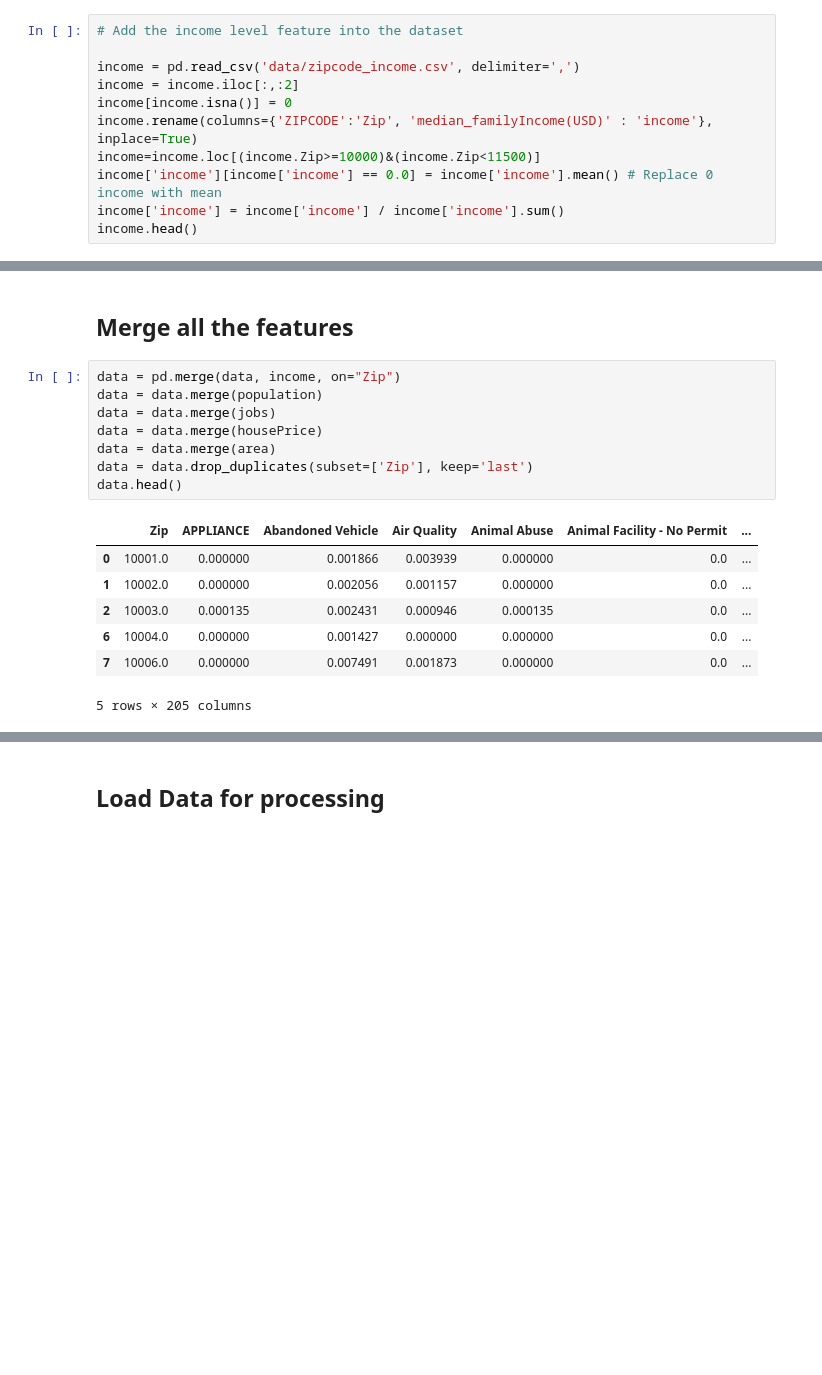
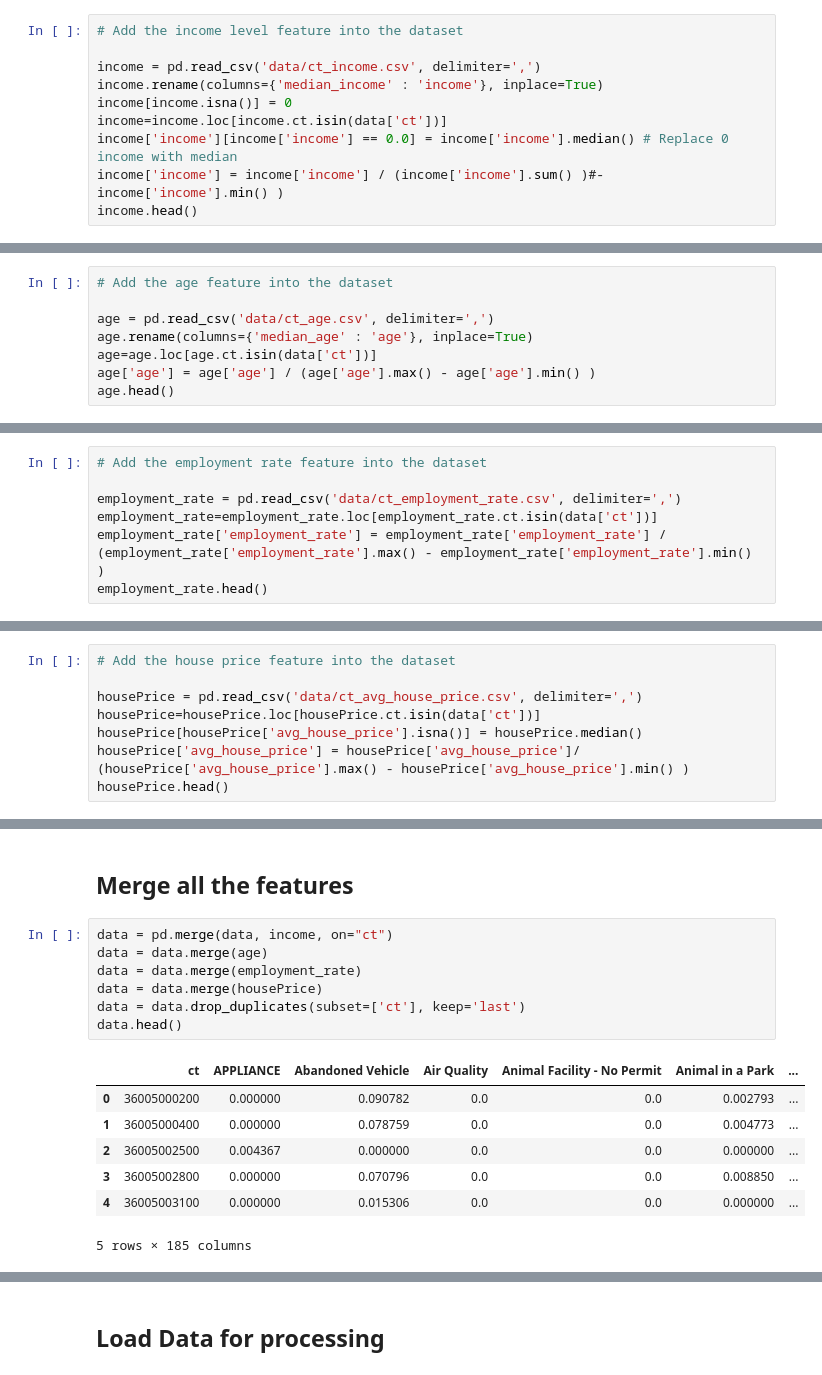
Before and after one commit to navpreetnp7/311_GNN, a Jupyter notebook: NYC 311 Socio-economic.ipynb, the cells around one changed output, grey strips where cells are left out. Cells and saved outputs as stored; diff of their text form; blank space fills up the shorter version.

```diff
--- a/NYC 311 Socio-economic.ipynb
+++ b/NYC 311 Socio-economic.ipynb
@@ -68,12 +66,11 @@ data.head()
 # %%
 # Add the income level feature into the dataset
 
-income = pd.read_csv('data/zipcode_income.csv', delimiter=',')
-income = income.iloc[:,:2]
+income = pd.read_csv('data/ct_income.csv', delimiter=',')
+income.rename(columns={'median_income' : 'income'}, inplace=True)
 income[income.isna()] = 0
-income.rename(columns={'ZIPCODE':'Zip', 'median_familyIncome(USD)' : 'income'}, inplace=True)
-income=income.loc[(income.Zip>=10000)&(income.Zip<11500)]
-income['income'][income['income'] == 0.0] = income['income'].mean() # Replace 0 income with mean
-income['income'] = income['income'] / income['income'].sum()
+income=income.loc[income.ct.isin(data['ct'])]
+income['income'][income['income'] == 0.0] = income['income'].median() # Replace 0 income with median
+income['income'] = income['income'] / (income['income'].sum() )#- income['income'].min() )
 income.head()
 # %% [output]
@@ -104,0 +85,8 @@ area.head()
+# %%
+# Add the age feature into the dataset
+
+age = pd.read_csv('data/ct_age.csv', delimiter=',')
+age.rename(columns={'median_age' : 'age'}, inplace=True)
+age=age.loc[age.ct.isin(data['ct'])]
+age['age'] = age['age'] / (age['age'].max() - age['age'].min() )
+age.head()
@@ -139,0 +102,7 @@ population.head()
+# %%
+# Add the employment rate feature into the dataset
+
+employment_rate = pd.read_csv('data/ct_employment_rate.csv', delimiter=',')
+employment_rate=employment_rate.loc[employment_rate.ct.isin(data['ct'])]
+employment_rate['employment_rate'] = employment_rate['employment_rate'] / (employment_rate['employment_rate'].max() - employment_rate['employment_rate'].min() )
+employment_rate.head()
@@ -157,0 +118,8 @@ housePrice['house_price'] = housePrice['house_price']/housePrice['house_price'].
+# %%
+# Add the house price feature into the dataset
+
+housePrice = pd.read_csv('data/ct_avg_house_price.csv', delimiter=',')
+housePrice=housePrice.loc[housePrice.ct.isin(data['ct'])]
+housePrice[housePrice['avg_house_price'].isna()] = housePrice.median()
+housePrice['avg_house_price'] = housePrice['avg_house_price']/ (housePrice['avg_house_price'].max() - housePrice['avg_house_price'].min() )
+housePrice.head()
@@ -158,19 +133,18 @@ housePrice['house_price'] = housePrice['house_price']/housePrice['house_price'].
 # %% [markdown]
 ## Merge all the features
 # %%
-data = pd.merge(data, income, on="Zip")
-data = data.merge(population)
-data = data.merge(jobs)
+data = pd.merge(data, income, on="ct")
+data = data.merge(age)
+data = data.merge(employment_rate)
 data = data.merge(housePrice)
-data = data.merge(area)
-data = data.drop_duplicates(subset=['Zip'], keep='last')
+data = data.drop_duplicates(subset=['ct'], keep='last')
 data.head()
 # %% [output]
-|  | Zip | APPLIANCE | Abandoned Vehicle | Air Quality | Animal Abuse | Animal Facility - No Permit | ... |
-| 0 | 10001.0 | 0.000000 | 0.001866 | 0.003939 | 0.000000 | 0.0 | ... |
-| 1 | 10002.0 | 0.000000 | 0.002056 | 0.001157 | 0.000000 | 0.0 | ... |
-| 2 | 10003.0 | 0.000135 | 0.002431 | 0.000946 | 0.000135 | 0.0 | ... |
-| 6 | 10004.0 | 0.000000 | 0.001427 | 0.000000 | 0.000000 | 0.0 | ... |
-| 7 | 10006.0 | 0.000000 | 0.007491 | 0.001873 | 0.000000 | 0.0 | ... |
+|  | ct | APPLIANCE | Abandoned Vehicle | Air Quality | Animal Facility - No Permit | Animal in a Park | ... |
+| 0 | 36005000200 | 0.000000 | 0.090782 | 0.0 | 0.0 | 0.002793 | ... |
+| 1 | 36005000400 | 0.000000 | 0.078759 | 0.0 | 0.0 | 0.004773 | ... |
+| 2 | 36005002500 | 0.004367 | 0.000000 | 0.0 | 0.0 | 0.000000 | ... |
+| 3 | 36005002800 | 0.000000 | 0.070796 | 0.0 | 0.0 | 0.008850 | ... |
+| 4 | 36005003100 | 0.000000 | 0.015306 | 0.0 | 0.0 | 0.000000 | ... |
-5 rows × 205 columns
+5 rows × 185 columns
 # %%
```
Also changed, not shown: parts of 48 cells of this notebook, 1 other file.
